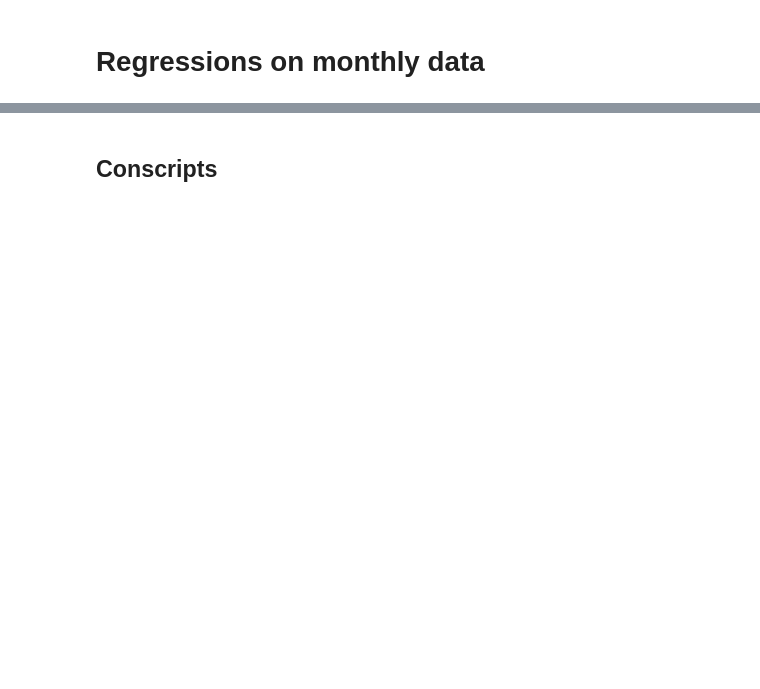
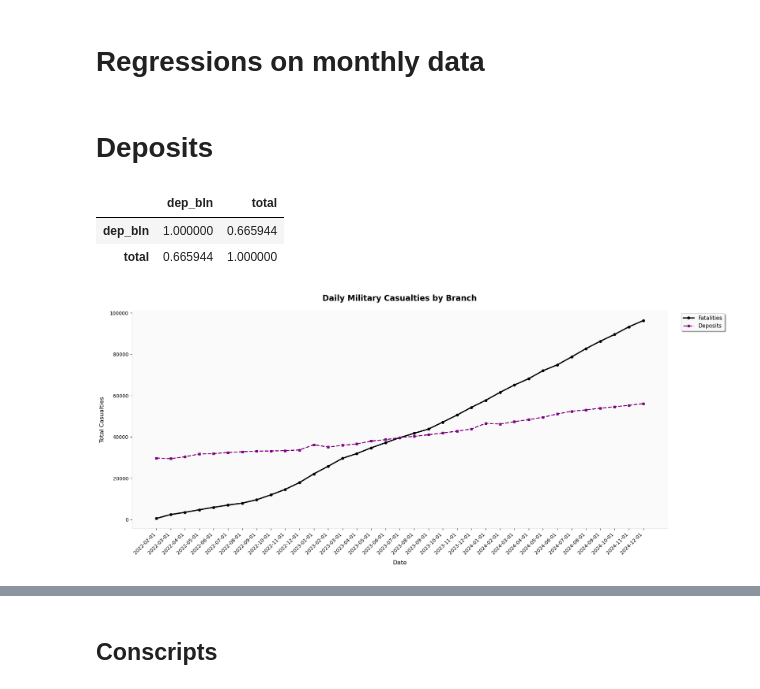
Before and after one commit to ahalian/Thesis, a Jupyter notebook: final/regression.ipynb, the cells around one changed output, grey strips where cells are left out. Cells and saved outputs as stored; diff of their text form; code cells hidden in the pictures; blank space fills up the shorter version.

```diff
--- a/final/regression.ipynb
+++ b/final/regression.ipynb
@@ -31 +40,81 @@ df["non_slavic_per100k"] = df["non_slavic_name"]/df['population']*100_000
+# %% [markdown]
+# Deposits
+# %%
+deps = df[['Region', 'Date', 'Deposits', 'total']]
+ru_dep = deps.groupby('Date')[['Deposits', 'total']].sum().reset_index()
+ru_dep['cumulative_fatalities'] = ru_dep['total'].cumsum()
+ru_dep['dep_bln'] = ru_dep['Deposits']/1_000
+ru_dep = ru_dep[ru_dep['Date'] < '2025-01-01']
+ru_dep[["dep_bln", 'total']].corr()
+# %% [output]
+|  | dep_bln | total |
+| dep_bln | 1.000000 | 0.665944 |
+| total | 0.665944 | 1.000000 |
+# %%
+
+plt.figure(figsize=(18, 8))
+
+
+plt.plot(
+    ru_dep['Date'],
+    ru_dep['cumulative_fatalities'],
+    color='#000000',
+    linestyle='-',
+    linewidth=2.5,
+    marker='o',
+    markersize=5,
+    label='Fatalities',
+    zorder=3  # Keep above bars
+)
+
+plt.plot(
+    ru_dep['Date'],
+    ru_dep['dep_bln'],
+    color='#800080',
+    linestyle='--',
+    linewidth=2,
+    marker='s',
+    markersize=4,
+    label='Deposits',
+    zorder=3
+)
+
+# Add styling elements
+plt.title('Daily Military Casualties by Branch', fontsize=16, pad=20, fontweight='bold')
+plt.xlabel('Date', fontsize=12, labelpad=10)
+plt.ylabel('Total Casualties', fontsize=12, labelpad=10)
+
+plt.legend(
+    title_fontsize=12,
+    fontsize=11,
+    frameon=True,
+    shadow=True,
+    fancybox=True,
+    facecolor='#f8f8f8',
+    bbox_to_anchor=(1.02, 1),
+    loc='upper left'
+)
+
+plt.gca().spines['top'].set_visible(False)
+plt.gca().spines['right'].set_visible(False)
+plt.gca().spines['left'].set_color('#dddddd')
+plt.gca().spines['bottom'].set_color('#dddddd')
+
+# Format date labels
+plt.xticks(rotation=45, ha='right', fontsize=10)
+plt.yticks(fontsize=10)
+
+# Add light background
+plt.gca().set_facecolor('#fafafa')
+
+# Add subtle watermark
+plt.figtext(0.5, 0.5, '',
+            ha='center', va='center',
+            fontsize=60, color='#f0f0f0',
+            alpha=0.3, zorder=-1)
+
+plt.tight_layout()
+plt.show()
+# %% [output]
+[figure, added]
 # %% [markdown]
```
Also changed, not shown: parts of 10 cells of this notebook, 4 other files.
